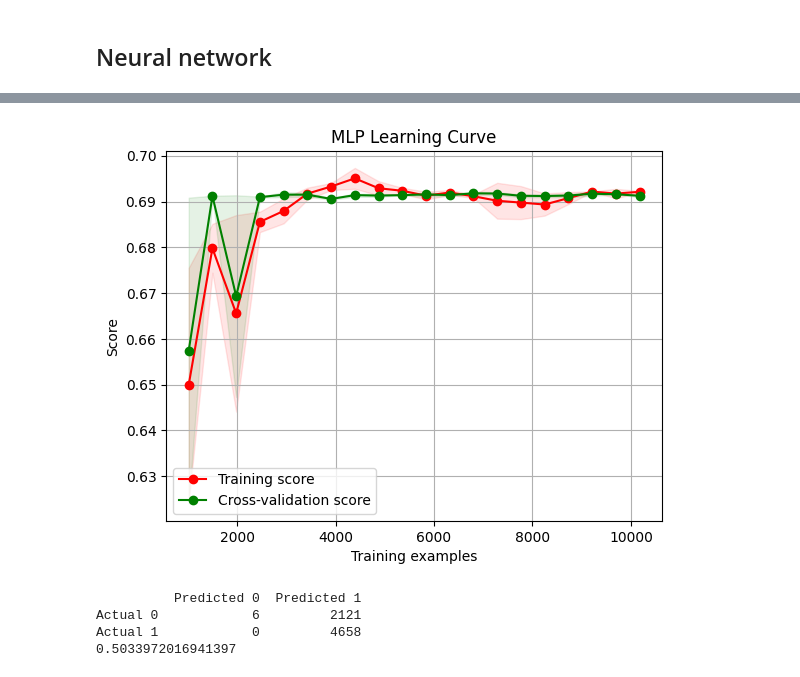
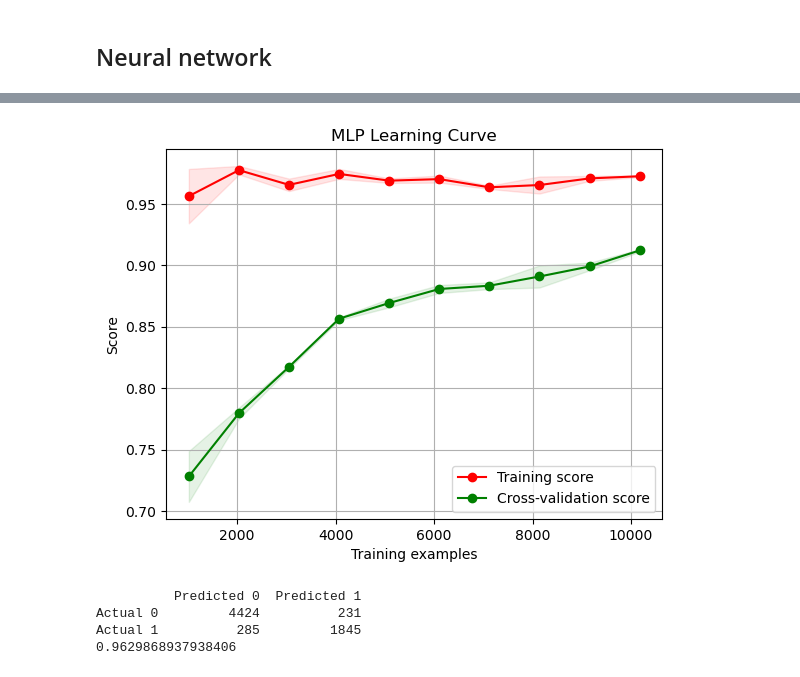
Before and after one commit to Jonathan0516/Spotifypopularityprediction, a Jupyter notebook: popularity.ipynb, the cells around one changed output, grey strips where cells are left out. Saved outputs shown, nothing was run; the diff lists cells and outputs as text; code cells hidden in the pictures.

Commit message:
feat: updated in popularity labelling

```diff
--- a/popularity.ipynb
+++ b/popularity.ipynb
@@ -141,10 +141,11 @@ monthly_unique_songs.head()
 | 6 | un x100to | Grupo Frontera, Bad Bunny | 0.569 | 0.724 | -4076.0 | 0.047 | 0.228 | 0.000 | ... |
 5 rows × 22 columns
 # %%
-# Calculating the mean popularity
-mean_popularity = monthly_unique_songs['popularity'].mean()
+# Calculating the top 30% popularity
+top_popularity = monthly_unique_songs['popularity'].quantile(0.7)
 
-monthly_unique_songs['is_popular'] = (monthly_unique_songs['popularity'] >= mean_popularity).astype(int)
+
+monthly_unique_songs['is_popular'] = (monthly_unique_songs['popularity'] >= top_popularity).astype(int)
 # %%
 from textblob import TextBlob
 
@@ -684,12 +700,12 @@ weighted avg       0.86      0.86      0.86      6785
 # %%
 
 
 selected_model = grid_search.best_estimator_
 
-plot_learning_curve(selected_model, "MLP Learning Curve", X_train_refined, y_train_refined, cv=2, n_jobs=-1, train_sizes=np.linspace(.1, 1.0, 20))
+plot_learning_curve(selected_model, "MLP Learning Curve", X_train_refined, y_train_refined, cv=2, n_jobs=-1, train_sizes=np.linspace(.1, 1.0, 10))
 plt.show()
 # %% [output]
-[figure, old version]
+[figure, new version]
 # %%
 # show the confusion matrix
 conf_matrix = confusion_matrix(y_test_refined, selected_model.predict(X_test_refined))
@@ -698,6 +714,6 @@ print(pd.DataFrame(conf_matrix, columns=['Predicted 0', 'Predicted 1'], index=['
 print(roc_auc_score(y_test_refined, selected_model.predict_proba(X_test_refined)[:, 1]))
 # %% [output]
           Predicted 0  Predicted 1
-Actual 0            6         2121
-Actual 1            0         4658
-0.5033972016941397
+Actual 0         4424          231
+Actual 1          285         1845
+0.9629868937938406
```
Also changed, not shown: parts of 8 cells of this notebook.
